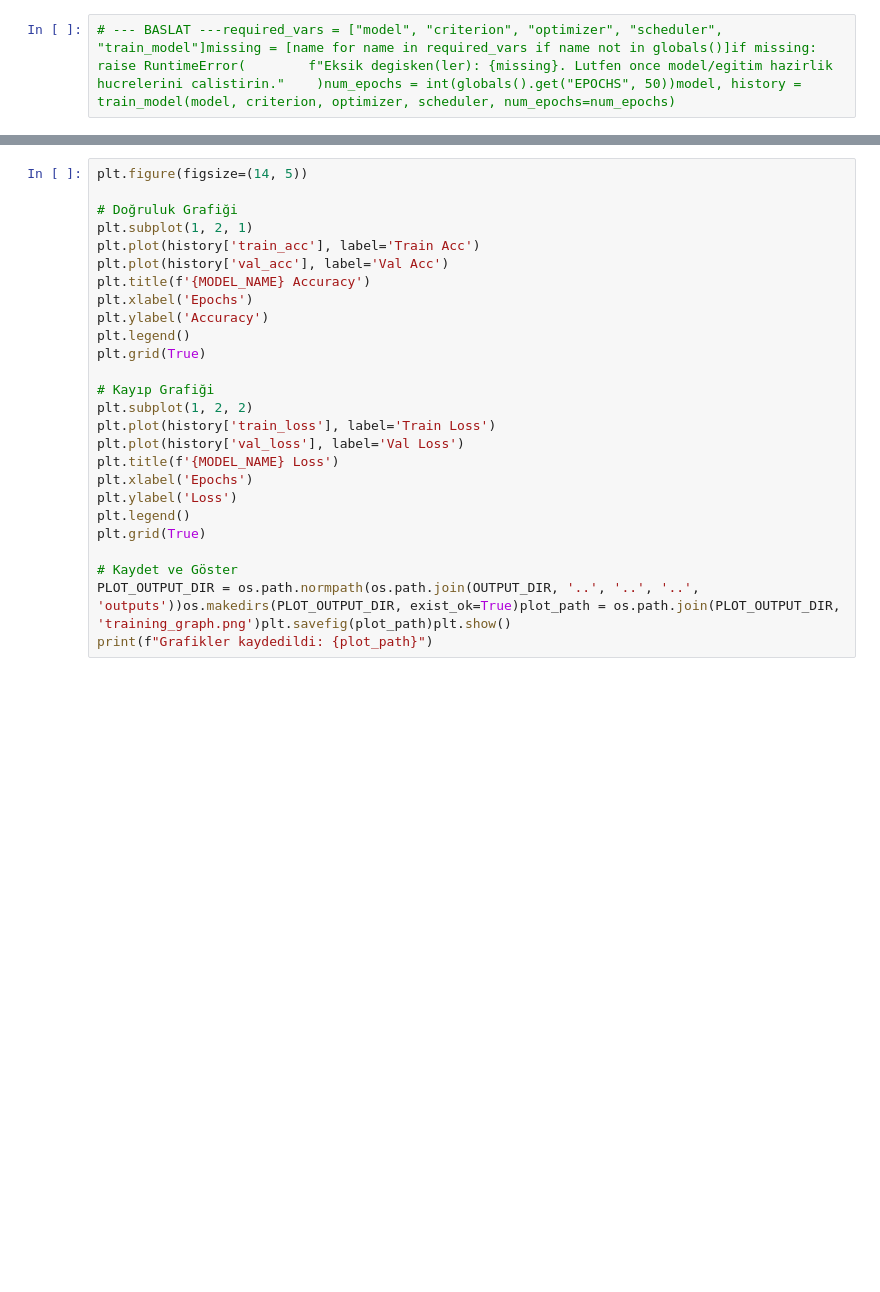
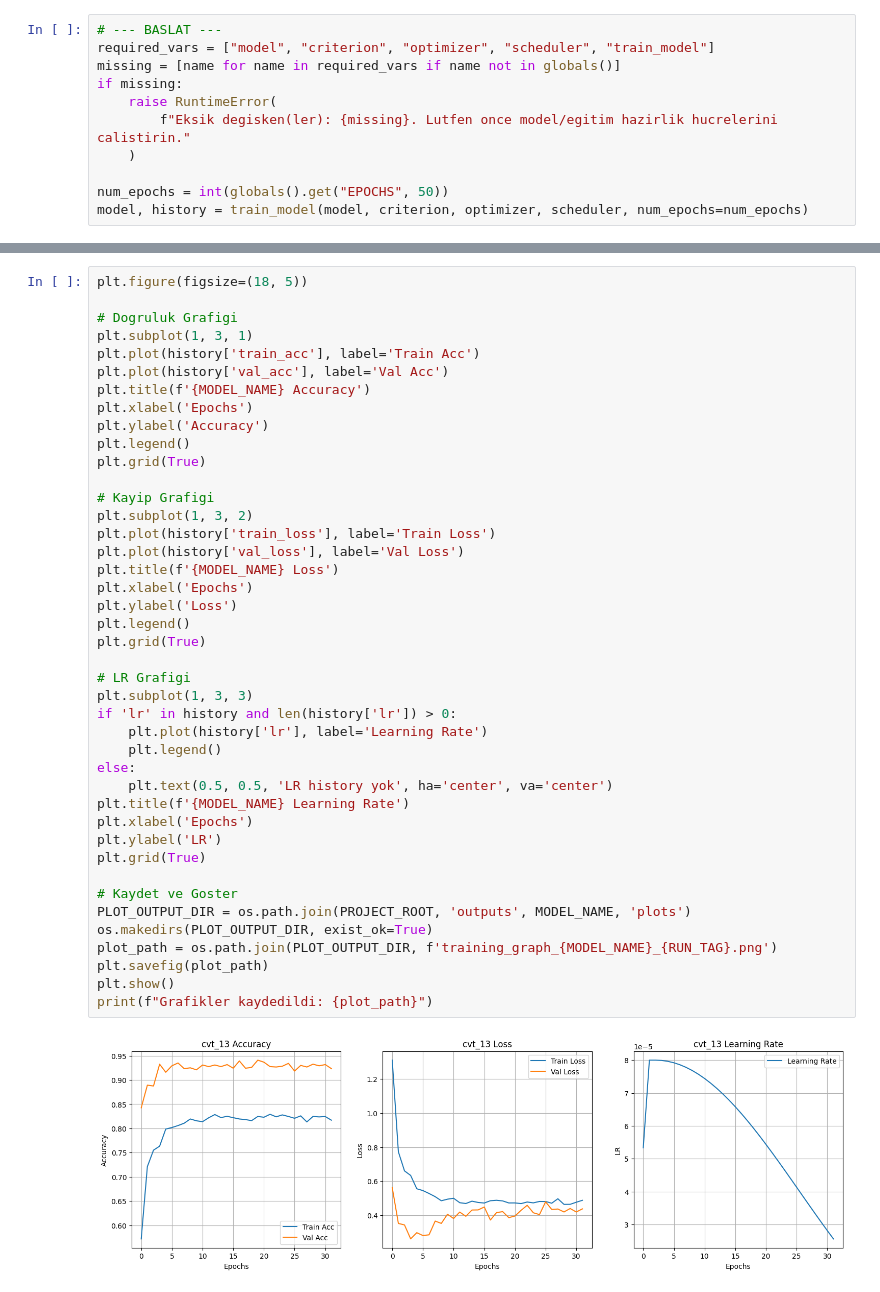
Before and after one commit to ofarukgunay/Gastroenterology-CNN-Comparison, a Jupyter notebook: CVT/05_CVT_Training.ipynb, the cells around one changed output, grey strips where cells are left out. Cells and saved outputs as stored; diff of their text form; blank space fills up the shorter version.

```diff
--- a/CVT/05_CVT_Training.ipynb
+++ b/CVT/05_CVT_Training.ipynb
@@ -207,3 +493,12 @@ def train_model(model, criterion, optimizer, scheduler, num_epochs):
     return model, history
 # %%
-# --- BASLAT ---required_vars = ["model", "criterion", "optimizer", "scheduler", "train_model"]missing = [name for name in required_vars if name not in globals()]if missing:    raise RuntimeError(        f"Eksik degisken(ler): {missing}. Lutfen once model/egitim hazirlik hucrelerini calistirin."    )num_epochs = int(globals().get("EPOCHS", 50))model, history = train_model(model, criterion, optimizer, scheduler, num_epochs=num_epochs)
+# --- BASLAT ---
+required_vars = ["model", "criterion", "optimizer", "scheduler", "train_model"]
+missing = [name for name in required_vars if name not in globals()]
+if missing:
+    raise RuntimeError(
+        f"Eksik degisken(ler): {missing}. Lutfen once model/egitim hazirlik hucrelerini calistirin."
+    )
+
+num_epochs = int(globals().get("EPOCHS", 50))
+model, history = train_model(model, criterion, optimizer, scheduler, num_epochs=num_epochs)
@@ -210,26 +523,44 @@ def train_model(model, criterion, optimizer, scheduler, num_epochs):
 # %%
-plt.figure(figsize=(14, 5))
+plt.figure(figsize=(18, 5))
 
-# Doğruluk Grafiği
-plt.subplot(1, 2, 1)
+# Dogruluk Grafigi
+plt.subplot(1, 3, 1)
 plt.plot(history['train_acc'], label='Train Acc')
 plt.plot(history['val_acc'], label='Val Acc')
 plt.title(f'{MODEL_NAME} Accuracy')
 plt.xlabel('Epochs')
 plt.ylabel('Accuracy')
 plt.legend()
 plt.grid(True)
 
-# Kayıp Grafiği
-plt.subplot(1, 2, 2)
+# Kayip Grafigi
+plt.subplot(1, 3, 2)
 plt.plot(history['train_loss'], label='Train Loss')
 plt.plot(history['val_loss'], label='Val Loss')
 plt.title(f'{MODEL_NAME} Loss')
 plt.xlabel('Epochs')
 plt.ylabel('Loss')
 plt.legend()
 plt.grid(True)
 
-# Kaydet ve Göster
-PLOT_OUTPUT_DIR = os.path.normpath(os.path.join(OUTPUT_DIR, '..', '..', '..', 'outputs'))os.makedirs(PLOT_OUTPUT_DIR, exist_ok=True)plot_path = os.path.join(PLOT_OUTPUT_DIR, 'training_graph.png')plt.savefig(plot_path)plt.show()
+# LR Grafigi
+plt.subplot(1, 3, 3)
+if 'lr' in history and len(history['lr']) > 0:
+    plt.plot(history['lr'], label='Learning Rate')
+    plt.legend()
+else:
+    plt.text(0.5, 0.5, 'LR history yok', ha='center', va='center')
+plt.title(f'{MODEL_NAME} Learning Rate')
+plt.xlabel('Epochs')
+plt.ylabel('LR')
+plt.grid(True)
+
+# Kaydet ve Goster
+PLOT_OUTPUT_DIR = os.path.join(PROJECT_ROOT, 'outputs', MODEL_NAME, 'plots')
+os.makedirs(PLOT_OUTPUT_DIR, exist_ok=True)
+plot_path = os.path.join(PLOT_OUTPUT_DIR, f'training_graph_{MODEL_NAME}_{RUN_TAG}.png')
+plt.savefig(plot_path)
+plt.show()
 print(f"Grafikler kaydedildi: {plot_path}")
+# %% [output]
+[figure, added]
```
Also changed, not shown: parts of 11 cells of this notebook, 7 other files.
